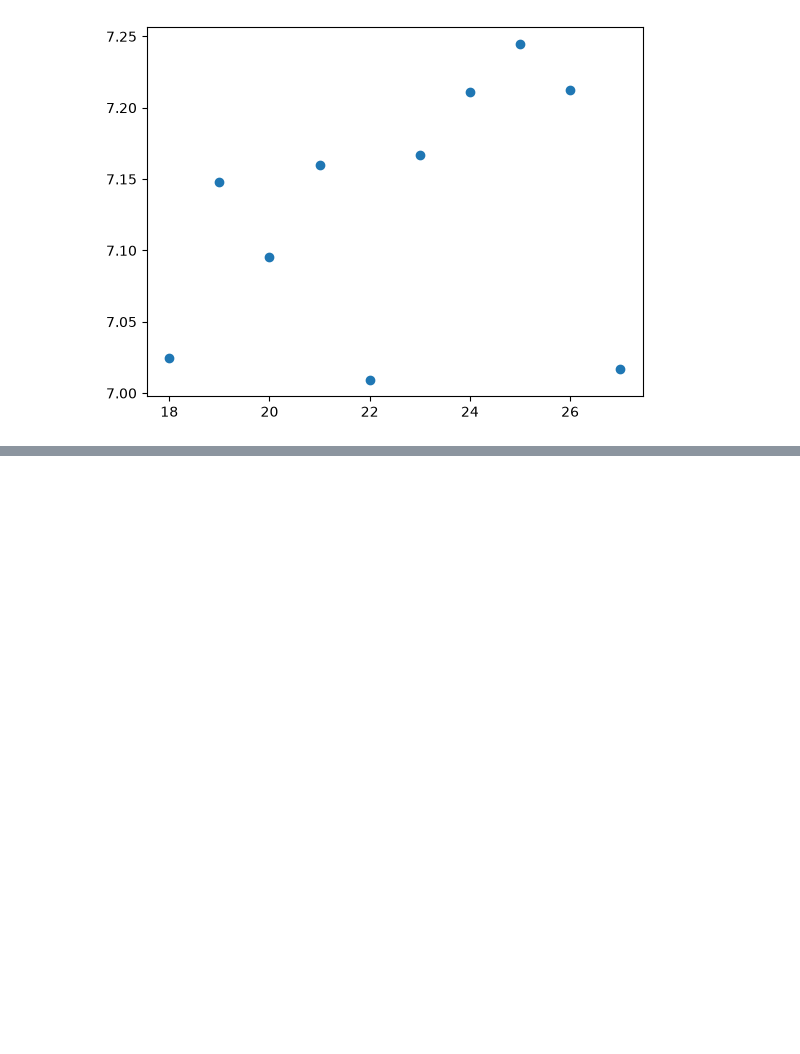
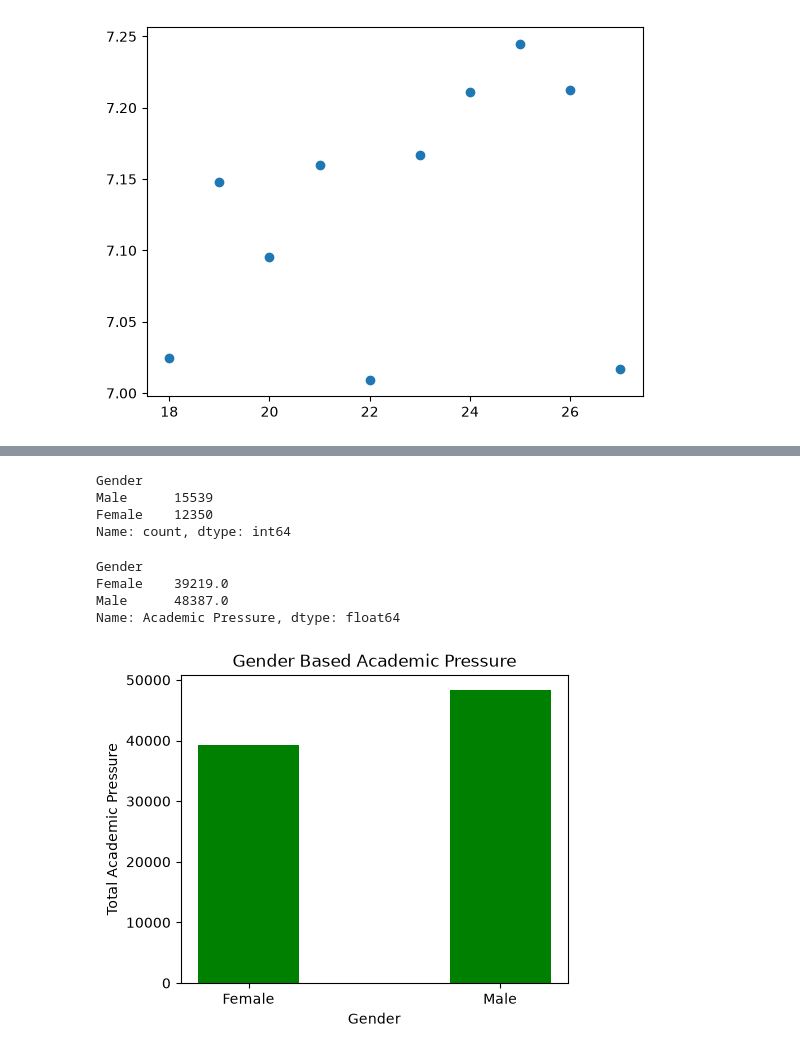
Before and after one commit to AbhishekKumarVerma2356/Python_Matplotlib, a Jupyter notebook: Getting_Started.ipynb, the cells around one changed output, grey strips where cells are left out. Saved outputs shown, nothing was run; the diff lists cells and outputs as text; code cells hidden in the pictures; blank space fills up the shorter version.

```diff
--- a/Getting_Started.ipynb
+++ b/Getting_Started.ipynb
@@ -897,0 +1005,2 @@ plt.plot(x,y,'o') # use 'o'
+# %%
+Female=data[data['Gender']=='Female']
@@ -897,0 +1028,30 @@ plt.plot(x,y,'o') # use 'o'
+# %%
+df=pd.concat([Male, Female])
+# %%
+df['Gender'].value_counts()
+# %% [output]
+Gender
+Male      15539
+Female    12350
+Name: count, dtype: int64
+# %%
+data=df.groupby('Gender')['Academic Pressure'].sum()
+# %%
+data
+# %% [output]
+Gender
+Female    39219.0
+Male      48387.0
+Name: Academic Pressure, dtype: float64
+# %%
+x=data.index
+y=data.values
+# %%
+plt.figure(figsize=(5,4))
+plt.title('Gender Based Academic Pressure')
+plt.xlabel('Gender')
+plt.ylabel('Total Academic Pressure')
+plt.bar(x,y,color='green',width=0.4)
+plt.show()
+# %% [output]
+[figure, added]
```
Also changed, not shown: parts of 39 cells of this notebook.
